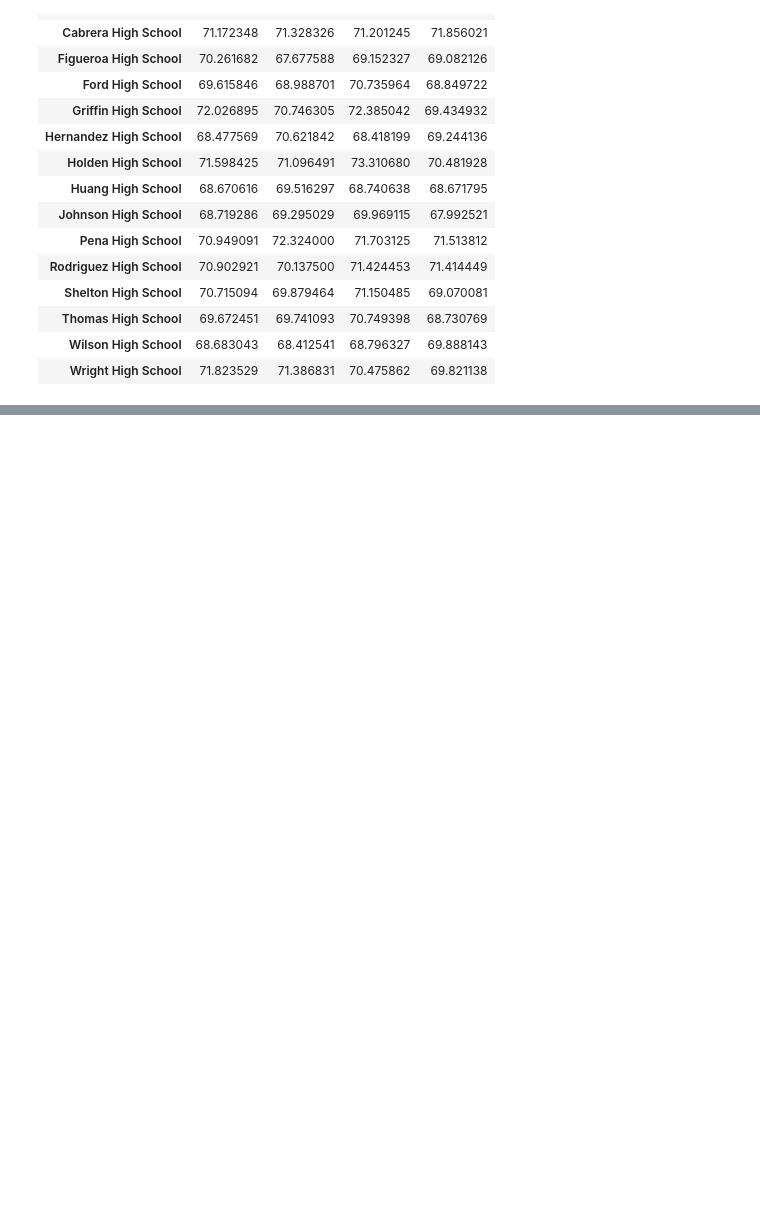
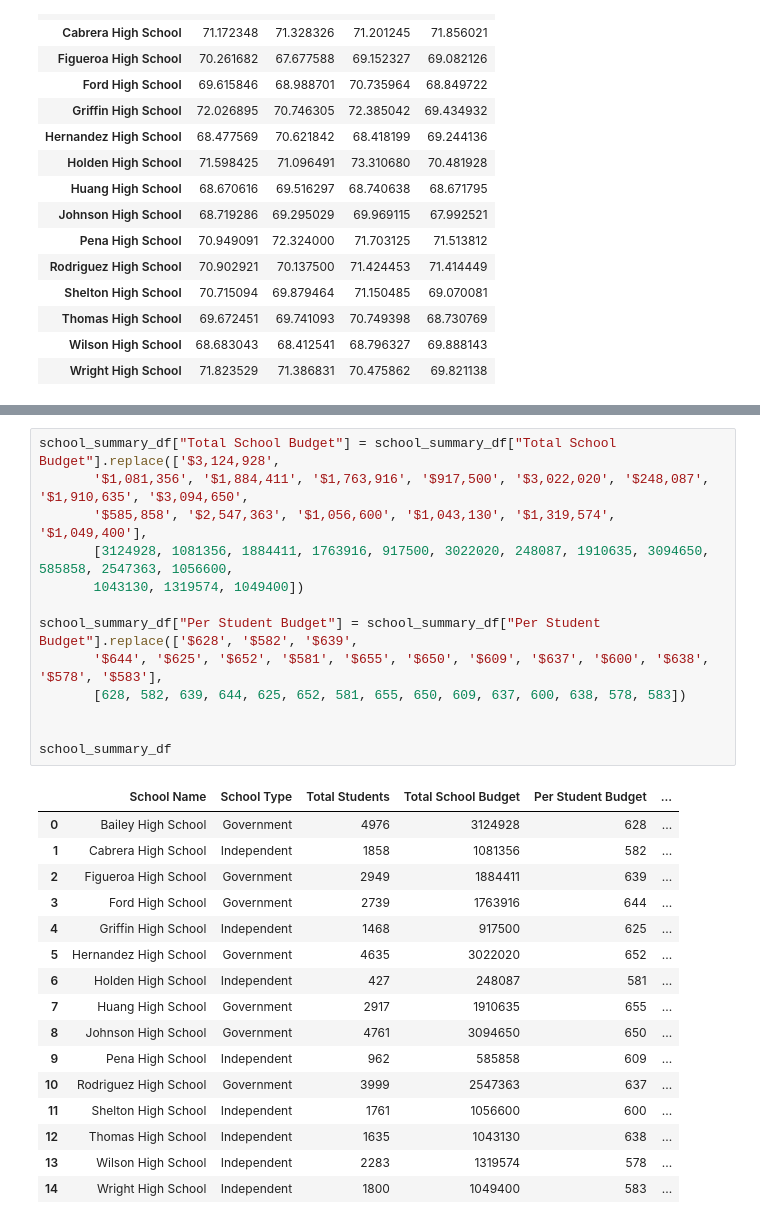
Before and after one commit to oli124/pandas-challenge, a Jupyter notebook: PyCitySchools/PyCitySchools.ipynb, the cells around one changed output, grey strips where cells are left out. Saved outputs shown, nothing was run; the diff lists cells and outputs as text; blank space fills up the shorter version.

```diff
--- a/PyCitySchools/PyCitySchools.ipynb
+++ b/PyCitySchools/PyCitySchools.ipynb
@@ -523,0 +553,30 @@ readscoresbyyear_df.head(15)
+# %%
+school_summary_df["Total School Budget"] = school_summary_df["Total School Budget"].replace(['$3,124,928',
+       '$1,081,356', '$1,884,411', '$1,763,916', '$917,500', '$3,022,020', '$248,087', '$1,910,635', '$3,094,650',
+       '$585,858', '$2,547,363', '$1,056,600', '$1,043,130', '$1,319,574', '$1,049,400'],
+       [3124928, 1081356, 1884411, 1763916, 917500, 3022020, 248087, 1910635, 3094650, 585858, 2547363, 1056600,
+       1043130, 1319574, 1049400])
+
+school_summary_df["Per Student Budget"] = school_summary_df["Per Student Budget"].replace(['$628', '$582', '$639',
+       '$644', '$625', '$652', '$581', '$655', '$650', '$609', '$637', '$600', '$638', '$578', '$583'],
+       [628, 582, 639, 644, 625, 652, 581, 655, 650, 609, 637, 600, 638, 578, 583])
+
+
+school_summary_df
+# %% [output]
+|  | School Name | School Type | Total Students | Total School Budget | Per Student Budget | ... |
+| 0 | Bailey High School | Government | 4976 | 3124928 | 628 | ... |
+| 1 | Cabrera High School | Independent | 1858 | 1081356 | 582 | ... |
+| 2 | Figueroa High School | Government | 2949 | 1884411 | 639 | ... |
+| 3 | Ford High School | Government | 2739 | 1763916 | 644 | ... |
+| 4 | Griffin High School | Independent | 1468 | 917500 | 625 | ... |
+| 5 | Hernandez High School | Government | 4635 | 3022020 | 652 | ... |
+| 6 | Holden High School | Independent | 427 | 248087 | 581 | ... |
+| 7 | Huang High School | Government | 2917 | 1910635 | 655 | ... |
+| 8 | Johnson High School | Government | 4761 | 3094650 | 650 | ... |
+| 9 | Pena High School | Independent | 962 | 585858 | 609 | ... |
+| 10 | Rodriguez High School | Government | 3999 | 2547363 | 637 | ... |
+| 11 | Shelton High School | Independent | 1761 | 1056600 | 600 | ... |
+| 12 | Thomas High School | Independent | 1635 | 1043130 | 638 | ... |
+| 13 | Wilson High School | Independent | 2283 | 1319574 | 578 | ... |
+| 14 | Wright High School | Independent | 1800 | 1049400 | 583 | ... |
```
Also changed, not shown: parts of 8 cells of this notebook.
